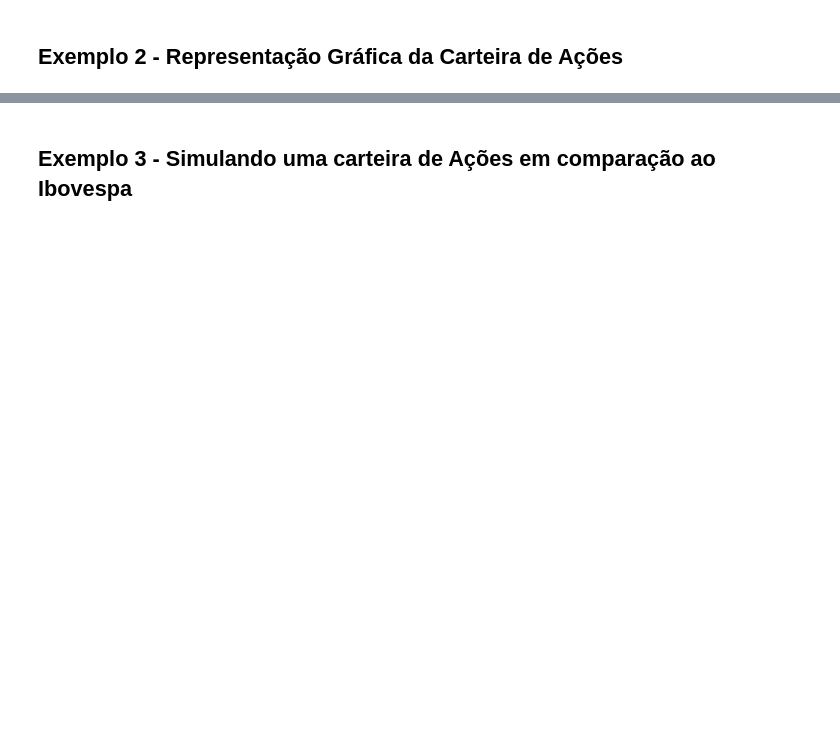
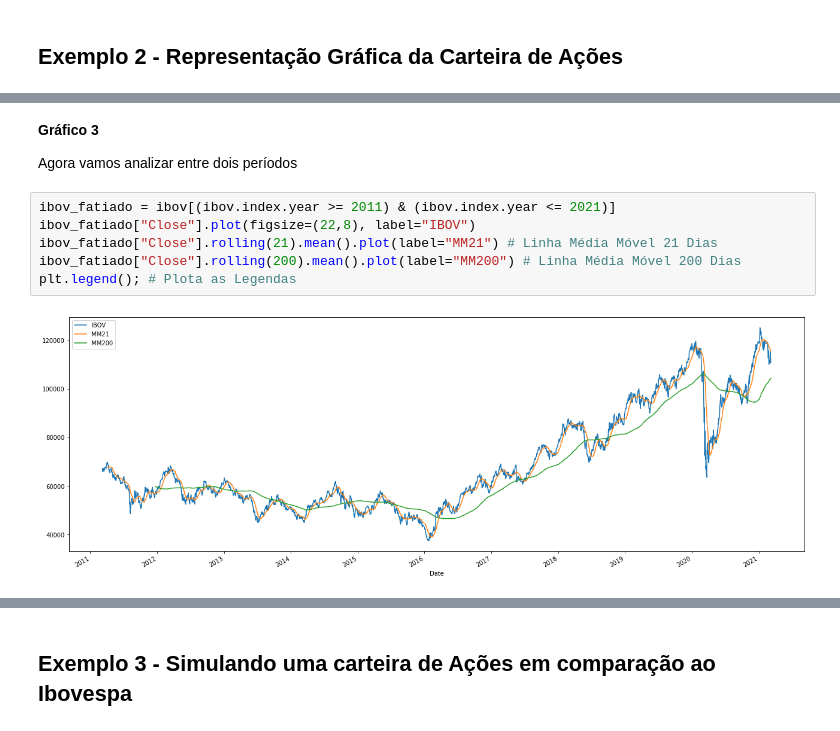
Before and after one commit to MoreiraErick/learning-python, a Jupyter notebook: Bootcamp-IGTI-Aula-Interativa-1.ipynb, the cells around one changed output, grey strips where cells are left out. Saved outputs shown, nothing was run; the diff lists cells and outputs as text; blank space fills up the shorter version.

```diff
--- a/Bootcamp-IGTI-Aula-Interativa-1.ipynb
+++ b/Bootcamp-IGTI-Aula-Interativa-1.ipynb
@@ -14,0 +158,12 @@
+# %% [markdown]
+**Gráfico 3**
+
+Agora vamos analizar entre dois períodos
+# %%
+ibov_fatiado = ibov[(ibov.index.year >= 2011) & (ibov.index.year <= 2021)]
+ibov_fatiado["Close"].plot(figsize=(22,8), label="IBOV")
+ibov_fatiado["Close"].rolling(21).mean().plot(label="MM21") # Linha Média Móvel 21 Dias
+ibov_fatiado["Close"].rolling(200).mean().plot(label="MM200") # Linha Média Móvel 200 Dias
+plt.legend(); # Plota as Legendas
+# %% [output]
+[figure, added]
```
Also changed, not shown: parts of 37 cells of this notebook.
